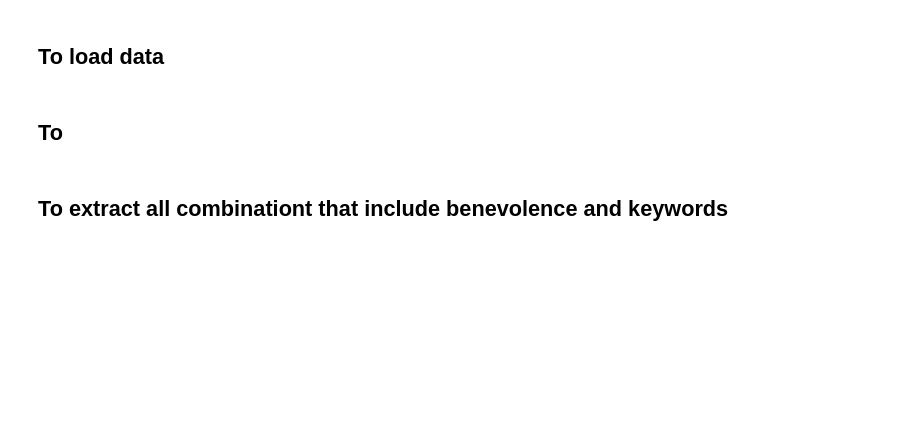
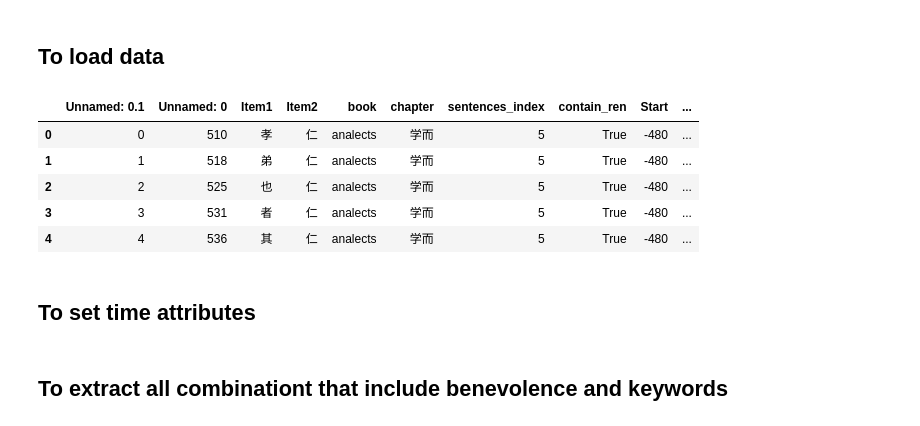
Before and after one commit to WayerLiu/DH-412-History, a Jupyter notebook: 02_cooccurence.ipynb, the cells around one changed output. Drawn from its saved outputs; the diff is of its cells as text; code cells hidden in the pictures; blank space fills up the shorter version.

```diff
--- a/02_cooccurence.ipynb
+++ b/02_cooccurence.ipynb
@@ -36,5 +32,16 @@ df_ren = df_ren.reset_index(drop=True)
+# %%
+df_ren = pd.read_csv('data/data_ren.csv')
+# %%
+df_ren.head()
+# %% [output]
+|  | Unnamed: 0.1 | Unnamed: 0 | Item1 | Item2 | book | chapter | sentences_index | contain_ren | Start | ... |
+| 0 | 0 | 510 | 孝 | 仁 | analects | 学而 | 5 | True | -480 | ... |
+| 1 | 1 | 518 | 弟 | 仁 | analects | 学而 | 5 | True | -480 | ... |
+| 2 | 2 | 525 | 也 | 仁 | analects | 学而 | 5 | True | -480 | ... |
+| 3 | 3 | 531 | 者 | 仁 | analects | 学而 | 5 | True | -480 | ... |
+| 4 | 4 | 536 | 其 | 仁 | analects | 学而 | 5 | True | -480 | ... |
 # %% [markdown]
-## To
+## To set time attributes
 # %%
 def set_average_year(df):
     df["average_year"] = None
```
Also changed, not shown: parts of 2 cells of this notebook.
